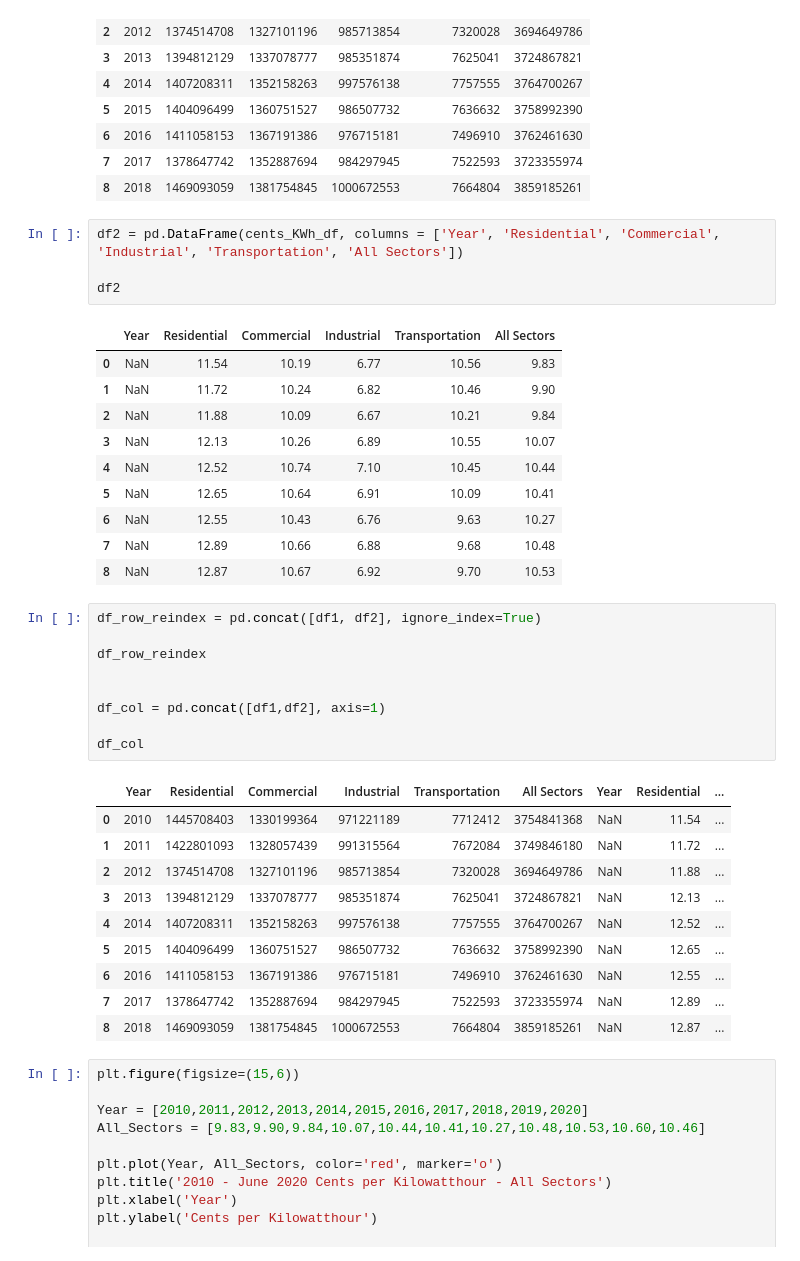
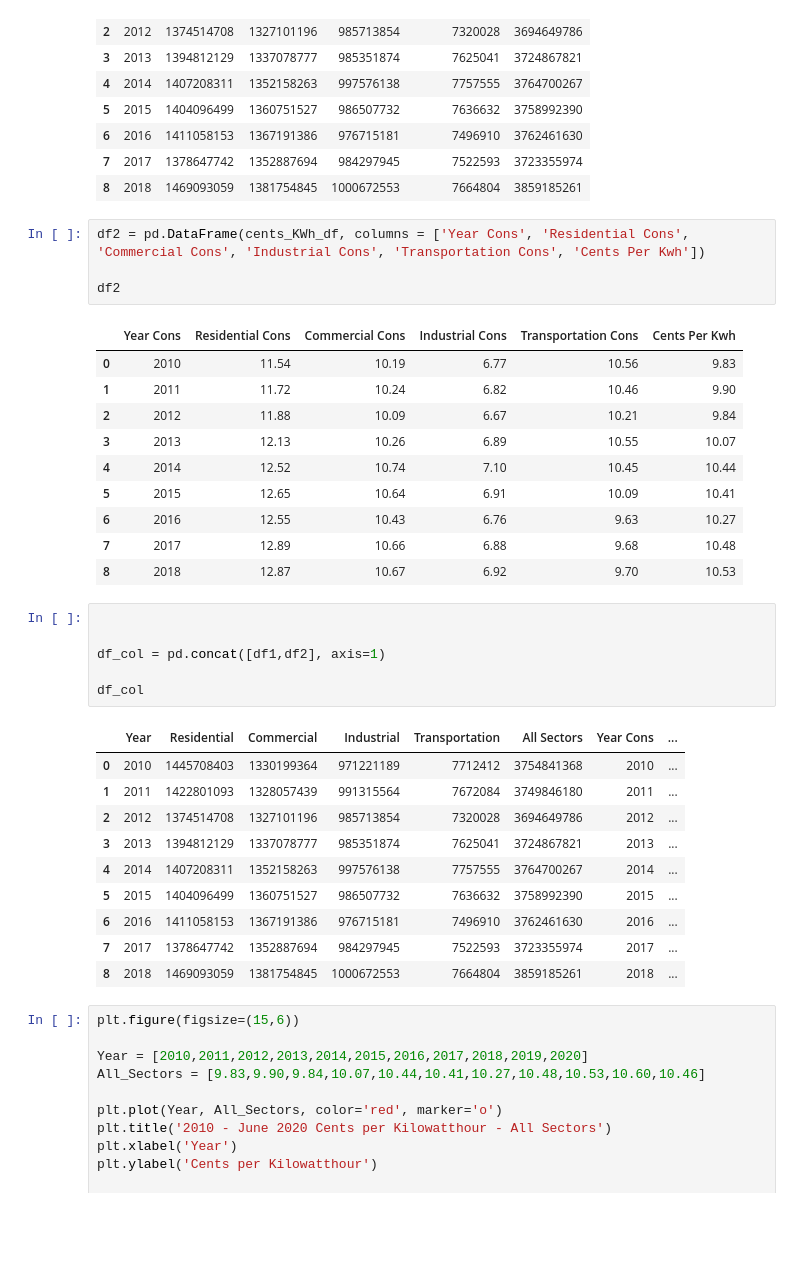
Before and after one commit to gpivaro/Project_1, a Jupyter notebook: Josh's Notebooks/Untitled.ipynb, the cells around one changed output. Saved outputs shown, nothing was run; the diff lists cells and outputs as text; blank space fills up the shorter version.

```diff
--- a/Josh's Notebooks/Untitled.ipynb
+++ b/Josh's Notebooks/Untitled.ipynb
@@ -56,40 +56,37 @@ df1
 | 7 | 2017 | 1378647742 | 1352887694 | 984297945 | 7522593 | 3723355974 |
 | 8 | 2018 | 1469093059 | 1381754845 | 1000672553 | 7664804 | 3859185261 |
 # %%
-df2 = pd.DataFrame(cents_KWh_df, columns = ['Year', 'Residential', 'Commercial', 'Industrial', 'Transportation', 'All Sectors'])
+df2 = pd.DataFrame(cents_KWh_df, columns = ['Year Cons', 'Residential Cons', 'Commercial Cons', 'Industrial Cons', 'Transportation Cons', 'Cents Per Kwh'])
 
 df2
 # %% [output]
-|  | Year | Residential | Commercial | Industrial | Transportation | All Sectors |
-| 0 | NaN | 11.54 | 10.19 | 6.77 | 10.56 | 9.83 |
-| 1 | NaN | 11.72 | 10.24 | 6.82 | 10.46 | 9.90 |
-| 2 | NaN | 11.88 | 10.09 | 6.67 | 10.21 | 9.84 |
-| 3 | NaN | 12.13 | 10.26 | 6.89 | 10.55 | 10.07 |
-| 4 | NaN | 12.52 | 10.74 | 7.10 | 10.45 | 10.44 |
-| 5 | NaN | 12.65 | 10.64 | 6.91 | 10.09 | 10.41 |
-| 6 | NaN | 12.55 | 10.43 | 6.76 | 9.63 | 10.27 |
-| 7 | NaN | 12.89 | 10.66 | 6.88 | 9.68 | 10.48 |
-| 8 | NaN | 12.87 | 10.67 | 6.92 | 9.70 | 10.53 |
+|  | Year Cons | Residential Cons | Commercial Cons | Industrial Cons | Transportation Cons | Cents Per Kwh |
+| 0 | 2010 | 11.54 | 10.19 | 6.77 | 10.56 | 9.83 |
+| 1 | 2011 | 11.72 | 10.24 | 6.82 | 10.46 | 9.90 |
+| 2 | 2012 | 11.88 | 10.09 | 6.67 | 10.21 | 9.84 |
+| 3 | 2013 | 12.13 | 10.26 | 6.89 | 10.55 | 10.07 |
+| 4 | 2014 | 12.52 | 10.74 | 7.10 | 10.45 | 10.44 |
+| 5 | 2015 | 12.65 | 10.64 | 6.91 | 10.09 | 10.41 |
+| 6 | 2016 | 12.55 | 10.43 | 6.76 | 9.63 | 10.27 |
+| 7 | 2017 | 12.89 | 10.66 | 6.88 | 9.68 | 10.48 |
+| 8 | 2018 | 12.87 | 10.67 | 6.92 | 9.70 | 10.53 |
 # %%
-df_row_reindex = pd.concat([df1, df2], ignore_index=True)
-
-df_row_reindex
 
 
 df_col = pd.concat([df1,df2], axis=1)
 
 df_col
 # %% [output]
-|  | Year | Residential | Commercial | Industrial | Transportation | All Sectors | Year | Residential | ... |
-| 0 | 2010 | 1445708403 | 1330199364 | 971221189 | 7712412 | 3754841368 | NaN | 11.54 | ... |
-| 1 | 2011 | 1422801093 | 1328057439 | 991315564 | 7672084 | 3749846180 | NaN | 11.72 | ... |
-| 2 | 2012 | 1374514708 | 1327101196 | 985713854 | 7320028 | 3694649786 | NaN | 11.88 | ... |
-| 3 | 2013 | 1394812129 | 1337078777 | 985351874 | 7625041 | 3724867821 | NaN | 12.13 | ... |
-| 4 | 2014 | 1407208311 | 1352158263 | 997576138 | 7757555 | 3764700267 | NaN | 12.52 | ... |
-| 5 | 2015 | 1404096499 | 1360751527 | 986507732 | 7636632 | 3758992390 | NaN | 12.65 | ... |
-| 6 | 2016 | 1411058153 | 1367191386 | 976715181 | 7496910 | 3762461630 | NaN | 12.55 | ... |
-| 7 | 2017 | 1378647742 | 1352887694 | 984297945 | 7522593 | 3723355974 | NaN | 12.89 | ... |
-| 8 | 2018 | 1469093059 | 1381754845 | 1000672553 | 7664804 | 3859185261 | NaN | 12.87 | ... |
+|  | Year | Residential | Commercial | Industrial | Transportation | All Sectors | Year Cons | ... |
+| 0 | 2010 | 1445708403 | 1330199364 | 971221189 | 7712412 | 3754841368 | 2010 | ... |
+| 1 | 2011 | 1422801093 | 1328057439 | 991315564 | 7672084 | 3749846180 | 2011 | ... |
+| 2 | 2012 | 1374514708 | 1327101196 | 985713854 | 7320028 | 3694649786 | 2012 | ... |
+| 3 | 2013 | 1394812129 | 1337078777 | 985351874 | 7625041 | 3724867821 | 2013 | ... |
+| 4 | 2014 | 1407208311 | 1352158263 | 997576138 | 7757555 | 3764700267 | 2014 | ... |
+| 5 | 2015 | 1404096499 | 1360751527 | 986507732 | 7636632 | 3758992390 | 2015 | ... |
+| 6 | 2016 | 1411058153 | 1367191386 | 976715181 | 7496910 | 3762461630 | 2016 | ... |
+| 7 | 2017 | 1378647742 | 1352887694 | 984297945 | 7522593 | 3723355974 | 2017 | ... |
+| 8 | 2018 | 1469093059 | 1381754845 | 1000672553 | 7664804 | 3859185261 | 2018 | ... |
 # %%
 plt.figure(figsize=(15,6))
 
```
Also changed, not shown: parts of 2 cells of this notebook, 1 other file.
